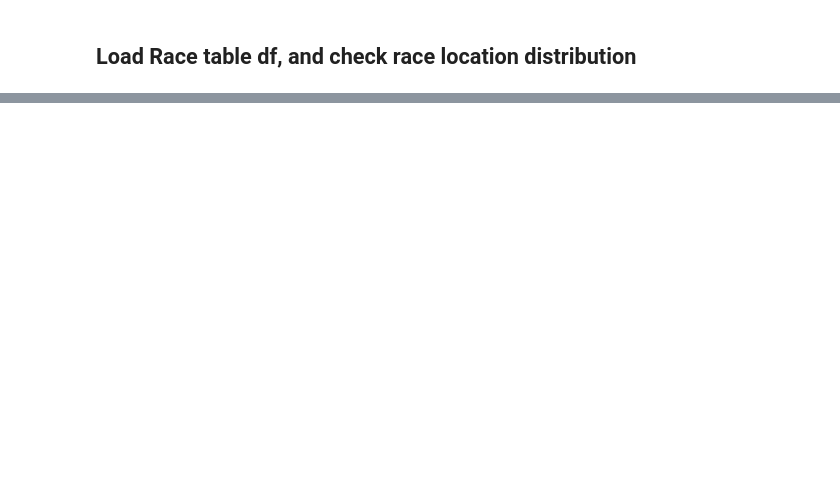
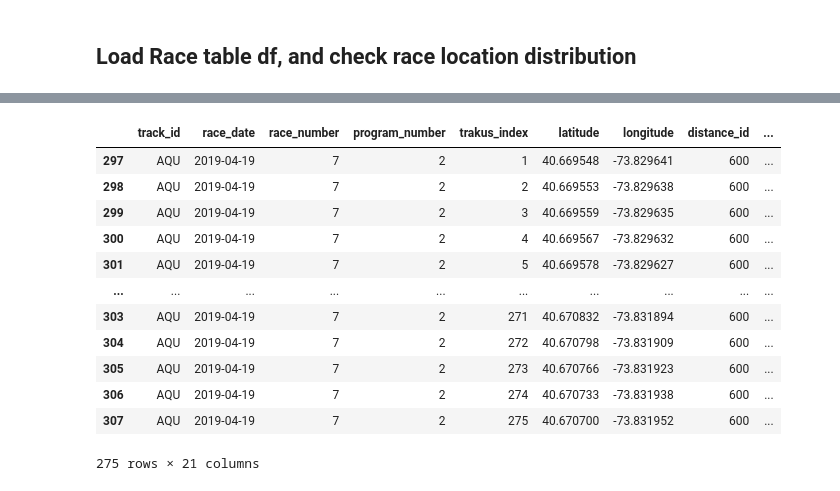
Before and after one commit to santiagoras/big-data-derby-kaggle, a Jupyter notebook: notebooks/sainth/eda.ipynb, the cells around one changed output, grey strips where cells are left out. Drawn from its saved outputs; the diff is of its cells as text; code cells hidden in the pictures; blank space fills up the shorter version.

```diff
--- a/notebooks/sainth/eda.ipynb
+++ b/notebooks/sainth/eda.ipynb
@@ -70,0 +129,45 @@ race_data['race_type'].value_counts().plot(kind='bar')
+# %%
+from math import radians, cos, sin, asin, sqrt
+
+# Let's def function to apply Haversine formulae
+# this snippet of code is extracted from https://www.geeksforgeeks.org/program-distance-two-points-earth/
+# by Aarti_Rathi
+def haversine_distance(row):
+    # Convert from degrees to radians.
+    lon1 = radians(row.longitude)
+    lon2 = radians(row.shift_longitude)
+    lat1 = radians(row.latitude)
+    lat2 = radians(row.shift_latitude)
+
+    # Haversine formula
+    dlon = lon2 - lon1
+    dlat = lat2 - lat1
+    a = sin(dlat / 2)**2 + cos(lat1) * cos(lat2) * sin(dlon / 2)**2
+
+    c = 2 * asin(sqrt(a))
+
+    # Radius of earth in kilometers. Use 3956 for miles
+    r = 6371
+
+    # calculate the result
+    return(c * r)
+
+
+rnd_race_df['trakus_distance']=rnd_race_df.apply(haversine_distance, axis='columns')
+rnd_race_df['trakus_distance']=rnd_race_df.trakus_distance.map(lambda td: 0 if td>1 else td)
+
+rnd_race_df
+# %% [output]
+|  | track_id | race_date | race_number | program_number | trakus_index | latitude | longitude | distance_id | ... |
+| 297 | AQU | 2019-04-19 | 7 | 2 | 1 | 40.669548 | -73.829641 | 600 | ... |
+| 298 | AQU | 2019-04-19 | 7 | 2 | 2 | 40.669553 | -73.829638 | 600 | ... |
+| 299 | AQU | 2019-04-19 | 7 | 2 | 3 | 40.669559 | -73.829635 | 600 | ... |
+| 300 | AQU | 2019-04-19 | 7 | 2 | 4 | 40.669567 | -73.829632 | 600 | ... |
+| 301 | AQU | 2019-04-19 | 7 | 2 | 5 | 40.669578 | -73.829627 | 600 | ... |
+| ... | ... | ... | ... | ... | ... | ... | ... | ... | ... |
+| 303 | AQU | 2019-04-19 | 7 | 2 | 271 | 40.670832 | -73.831894 | 600 | ... |
+| 304 | AQU | 2019-04-19 | 7 | 2 | 272 | 40.670798 | -73.831909 | 600 | ... |
+| 305 | AQU | 2019-04-19 | 7 | 2 | 273 | 40.670766 | -73.831923 | 600 | ... |
+| 306 | AQU | 2019-04-19 | 7 | 2 | 274 | 40.670733 | -73.831938 | 600 | ... |
+| 307 | AQU | 2019-04-19 | 7 | 2 | 275 | 40.670700 | -73.831952 | 600 | ... |
+275 rows × 21 columns
```
Also changed, not shown: parts of 15 cells of this notebook, 1 other file.
